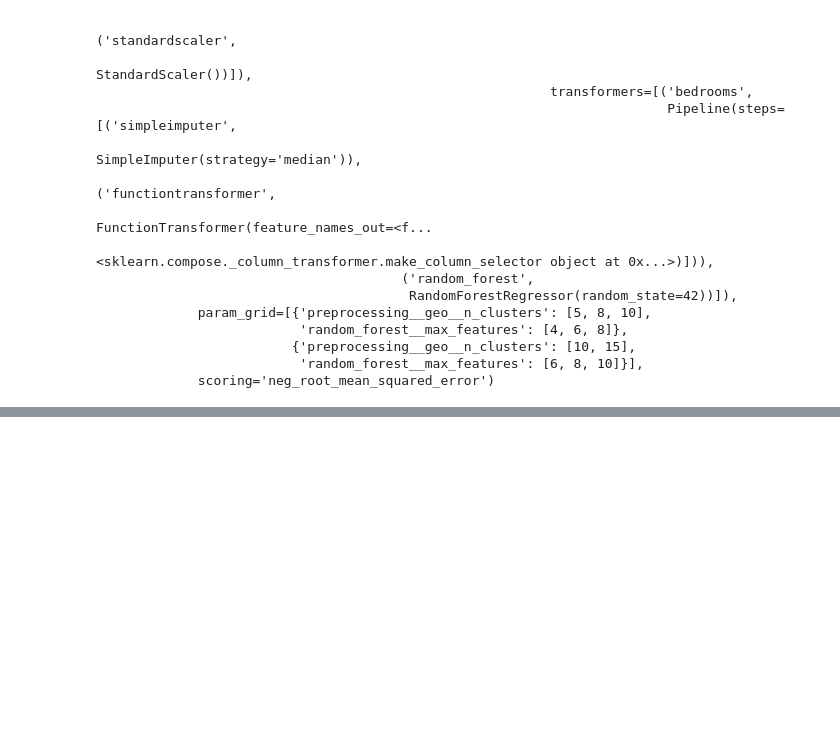
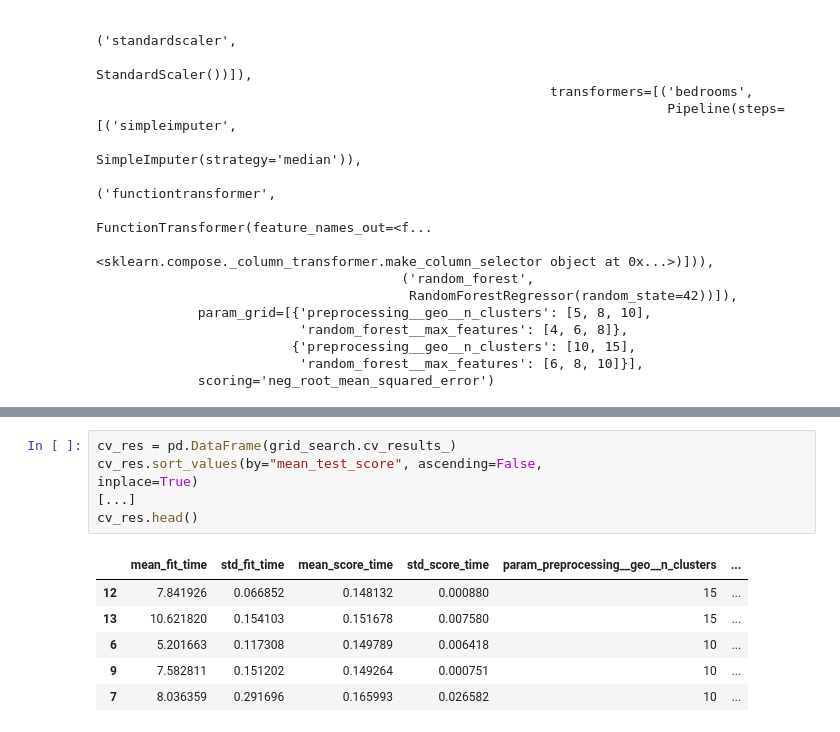
Before and after one commit to farshadnassiri/California-Housing, a Jupyter notebook: California Housing.ipynb, the cells around one changed output, grey strips where cells are left out. Cells and saved outputs as stored; diff of their text form; blank space fills up the shorter version.

Commit message:
completing grid search

```diff
--- a/California Housing.ipynb
+++ b/California Housing.ipynb
@@ -675,0 +720,13 @@ GridSearchCV(cv=3,
+# %%
+cv_res = pd.DataFrame(grid_search.cv_results_)
+cv_res.sort_values(by="mean_test_score", ascending=False,
+inplace=True)
+[...]
+cv_res.head()
+# %% [output]
+|  | mean_fit_time | std_fit_time | mean_score_time | std_score_time | param_preprocessing__geo__n_clusters | ... |
+| 12 | 7.841926 | 0.066852 | 0.148132 | 0.000880 | 15 | ... |
+| 13 | 10.621820 | 0.154103 | 0.151678 | 0.007580 | 15 | ... |
+| 6 | 5.201663 | 0.117308 | 0.149789 | 0.006418 | 10 | ... |
+| 9 | 7.582811 | 0.151202 | 0.149264 | 0.000751 | 10 | ... |
+| 7 | 8.036359 | 0.291696 | 0.165993 | 0.026582 | 10 | ... |
```
Also changed, not shown: parts of 3 cells of this notebook.
